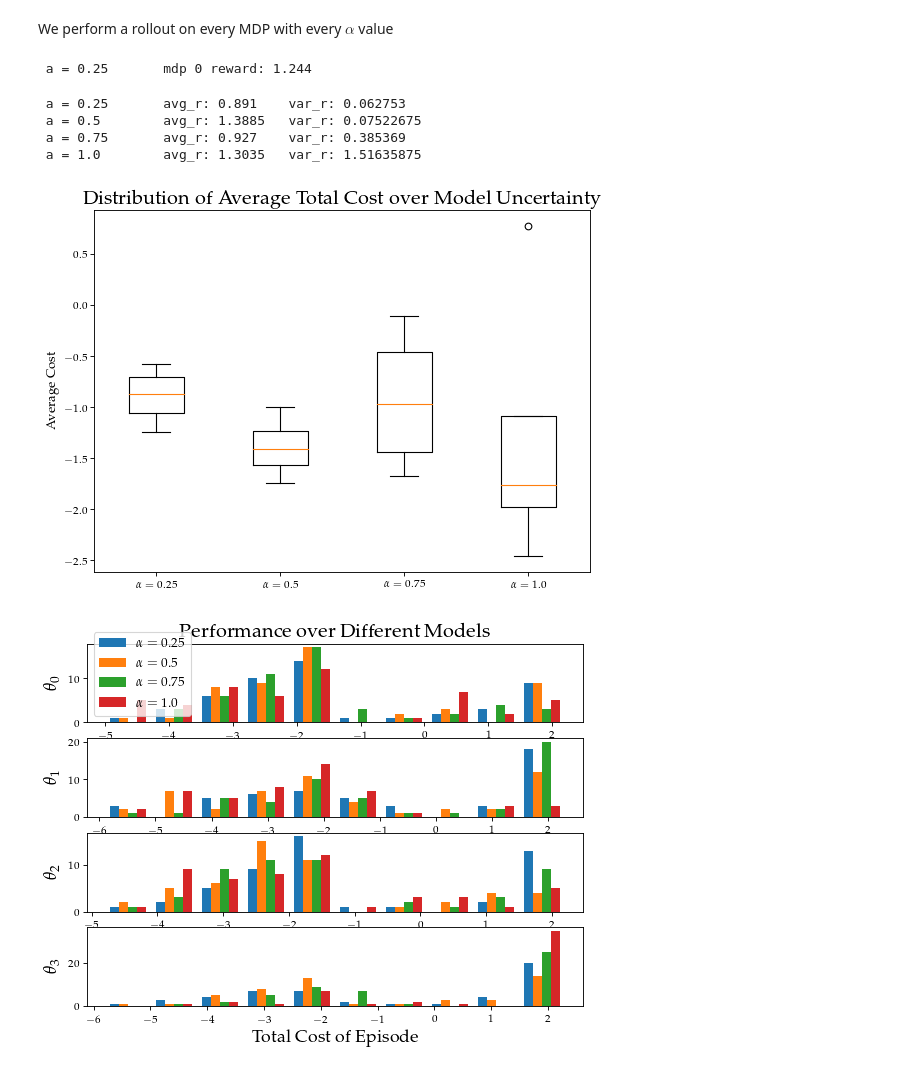
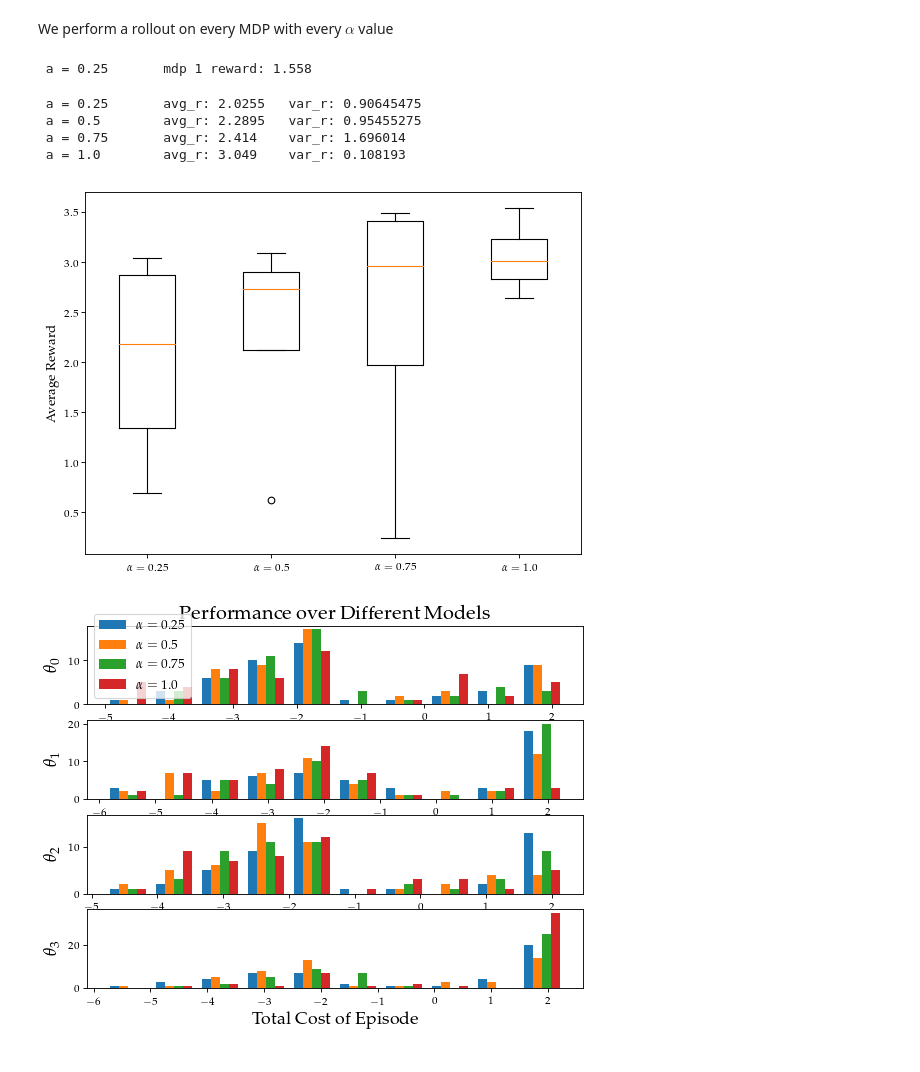
Before and after one commit to ShogoAkiyama/risk-sensitive-mcts, a Jupyter notebook: Gridworld Experiments.ipynb, the cells around one changed output. Saved outputs shown, nothing was run; the diff lists cells and outputs as text; code cells hidden in the pictures.

```diff
--- a/Gridworld Experiments.ipynb
+++ b/Gridworld Experiments.ipynb
@@ -28,30 +28,30 @@ We perform a rollout on every MDP with every $\alpha$ value
 for i, alpha in enumerate(alpha_vals):
     for j, mdp in enumerate(mdps):
         agent = RiskAverseMCTS(mdps, belief, max_depth=10,
-                               alpha=alpha, max_r=10., n_iter=N_iter )
+                               alpha=alpha, max_r=5., n_iter=N_iter )
         env = Env(mdp, agent)
         stats = env.rollout(n_rollouts=N_rollouts, render=False)
         rewards[i,j,:] = stats.total_rewards
         print("\r a =",alpha,"\tmdp",j,"reward:", np.mean(stats.total_rewards), end='', flush='True')
     print("\r a =",alpha,"\tavg_r:",np.mean(rewards[i,:,:]), "\tvar_r:", np.var(np.mean(rewards[i,:,:], axis=1)), flush='True')
 # %% [output]
- a = 0.25       mdp 0 reward: 1.244
+ a = 0.25       mdp 1 reward: 1.558
- a = 0.25       avg_r: 0.891    var_r: 0.062753
- a = 0.5        avg_r: 1.3885   var_r: 0.07522675
- a = 0.75       avg_r: 0.927    var_r: 0.385369
- a = 1.0        avg_r: 1.3035   var_r: 1.51635875
+ a = 0.25       avg_r: 2.0255   var_r: 0.90645475
+ a = 0.5        avg_r: 2.2895   var_r: 0.95455275
+ a = 0.75       avg_r: 2.414    var_r: 1.696014
+ a = 1.0        avg_r: 3.049    var_r: 0.108193
 # %%
 plt.figure(num=None, figsize=(8, 6), dpi=80, facecolor='w', edgecolor='k')
 labels = [r"$\alpha="+str(a)+r"$" for a in alpha_vals]
-plt.boxplot(np.mean(-rewards[:,:,:], axis=2).T, labels=labels)
-plt.title("Distribution of Average Total Cost over Model Uncertainty", fontsize=18)
-plt.ylabel("Average Cost", fontsize=12)
+plt.boxplot(np.mean(rewards[:,:,:], axis=2).T, labels=labels)
+#plt.title("Distribution of Average Total Rewared over Model Uncertainty", fontsize=18)
+plt.ylabel("Average Reward", fontsize=12)
 #plt.xlabel("Avg Total Cost under Model", fontsize=16)
 plt.legend(fontsize=16)
 #plt.savefig('performance_gridworld_spreads_5.pdf')
 plt.show()
 # %% [output]
-[figure, old version]
+[figure, new version]
 # %%
 plt.figure(num=None, figsize=(8, 6), dpi=80, facecolor='w', edgecolor='k')
 for i in range(N_params):
```
Also changed, not shown: parts of 4 cells of this notebook, 8 other files.
